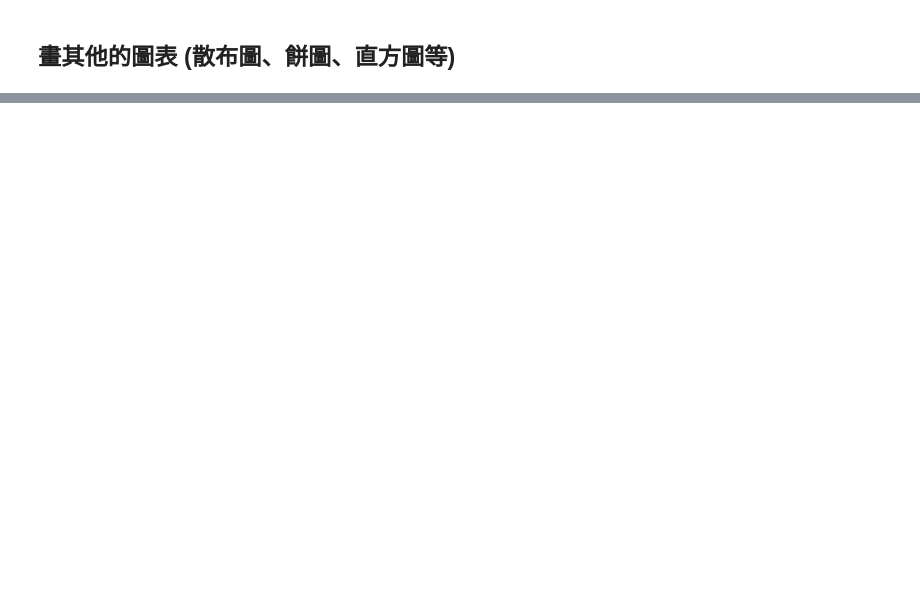
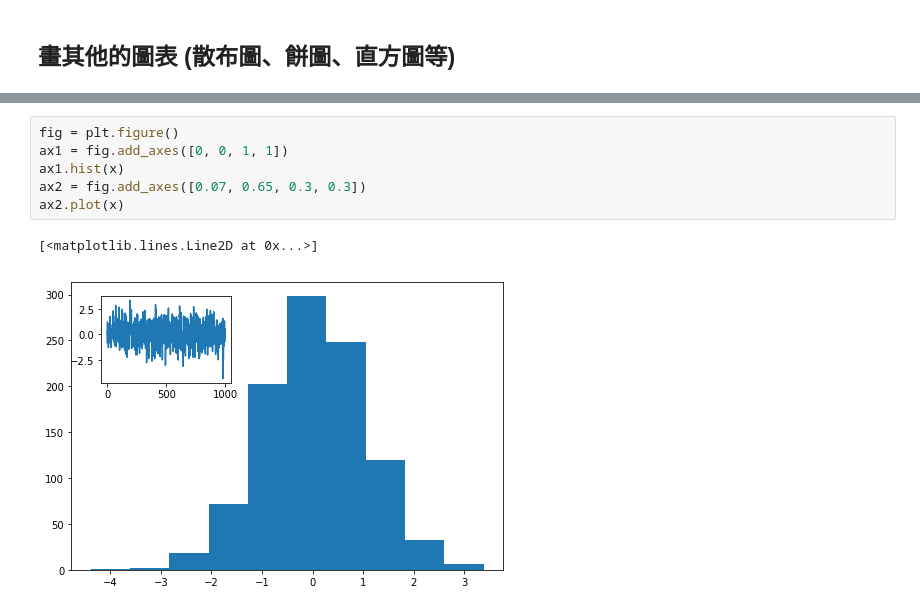
Before and after one commit to victorgau/KHPY20180820, a Jupyter notebook: 02. MatPlotLib 簡介.ipynb, the cells around one changed output, grey strips where cells are left out. Cells and saved outputs as stored; diff of their text form; blank space fills up the shorter version.

```diff
--- a/02. MatPlotLib 簡介.ipynb
+++ b/02. MatPlotLib 簡介.ipynb
@@ -234,0 +343,9 @@ plt.hist(x, n_bins, color='g', rwidth=0.8)
+# %%
+fig = plt.figure()
+ax1 = fig.add_axes([0, 0, 1, 1])
+ax1.hist(x)
+ax2 = fig.add_axes([0.07, 0.65, 0.3, 0.3])
+ax2.plot(x)
+# %% [output]
+[<matplotlib.lines.Line2D at 0x...>]
+[figure, added]
```
Also changed, not shown: parts of 26 cells of this notebook, 2 other files.
